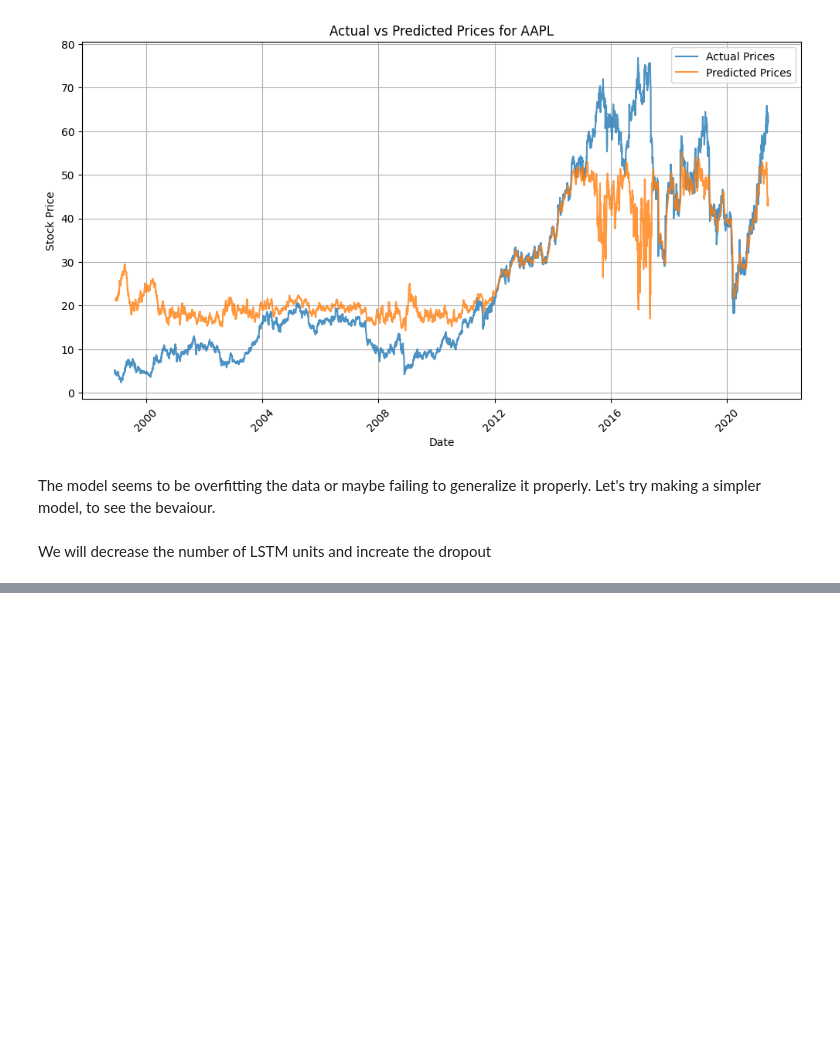
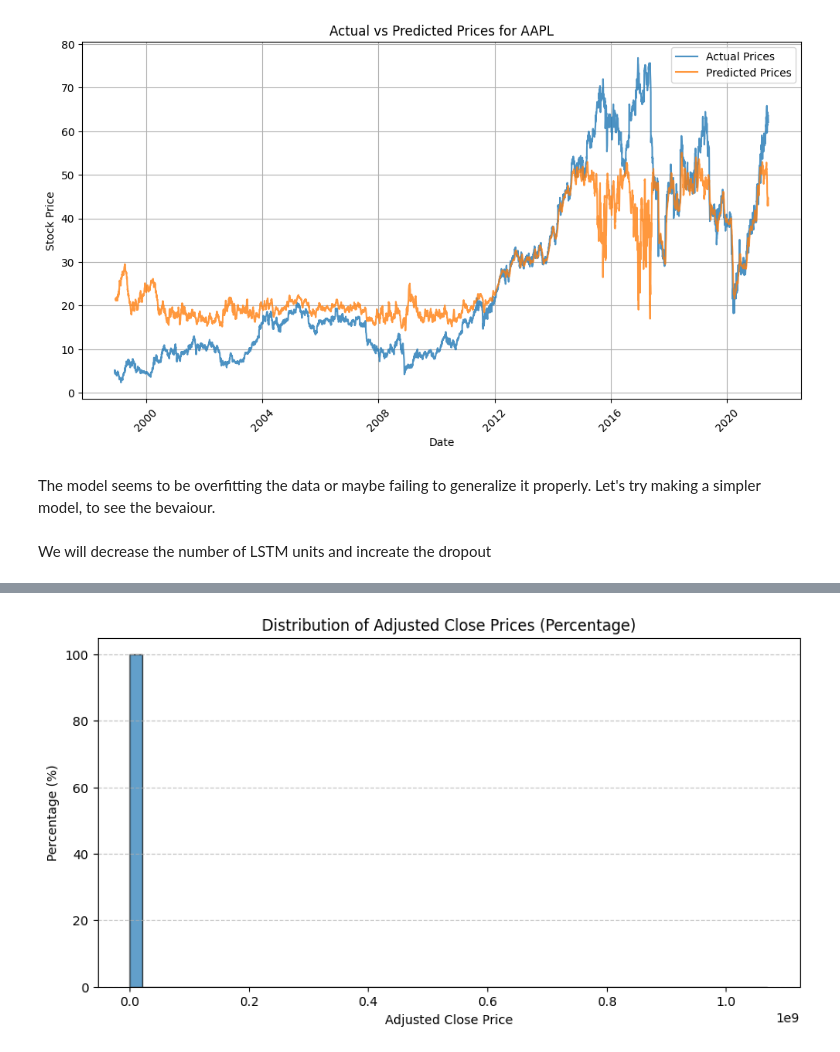
Before and after one commit to thunder913/Deep-Learning, a Jupyter notebook: stocks_deep_learning.ipynb, the cells around one changed output, grey strips where cells are left out. Drawn from its saved outputs; the diff is of its cells as text; code cells hidden in the pictures; blank space fills up the shorter version.

```diff
--- a/stocks_deep_learning.ipynb
+++ b/stocks_deep_learning.ipynb
@@ -658,0 +724,27 @@ simple_lstm_model.save(google_drive_path + 'simple_lstm_model1_1.keras')
+# %%
+stock_data = pd.read_csv(stock_prices_path)
+# %%
+# Assuming stock_data['close_adjusted'] is a valid column in a DataFrame
+# Simulating data if actual data is unavailable
+
+import numpy as np
+
+# Simulated data (if user doesn't upload real data)
+# stock_data = pd.DataFrame({'close_adjusted': np.random.lognormal(mean=2, sigma=0.5, size=1000)})
+
+# Plotting the histogram with percentages on the Y-axis
+plt.figure(figsize=(10, 5))
+n, bins, patches = plt.hist(
+    stock_data['close_adjusted'],
+    bins=50,
+    weights=np.ones_like(stock_data['close_adjusted']) / len(stock_data['close_adjusted']) * 100,
+    edgecolor='black',
+    alpha=0.7
+)
+plt.xlabel('Adjusted Close Price')
+plt.ylabel('Percentage (%)')
+plt.title('Distribution of Adjusted Close Prices (Percentage)')
+plt.grid(axis='y', linestyle='--', alpha=0.7)
+plt.show()
+# %% [output]
+[figure, added]
```
Also changed, not shown: parts of 11 cells of this notebook.
